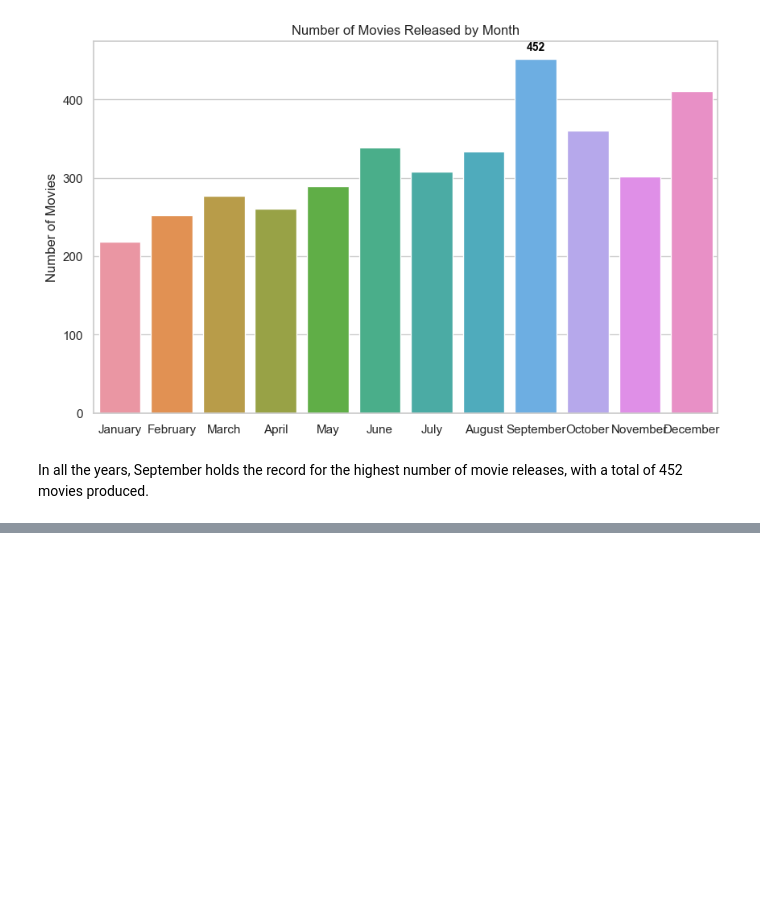
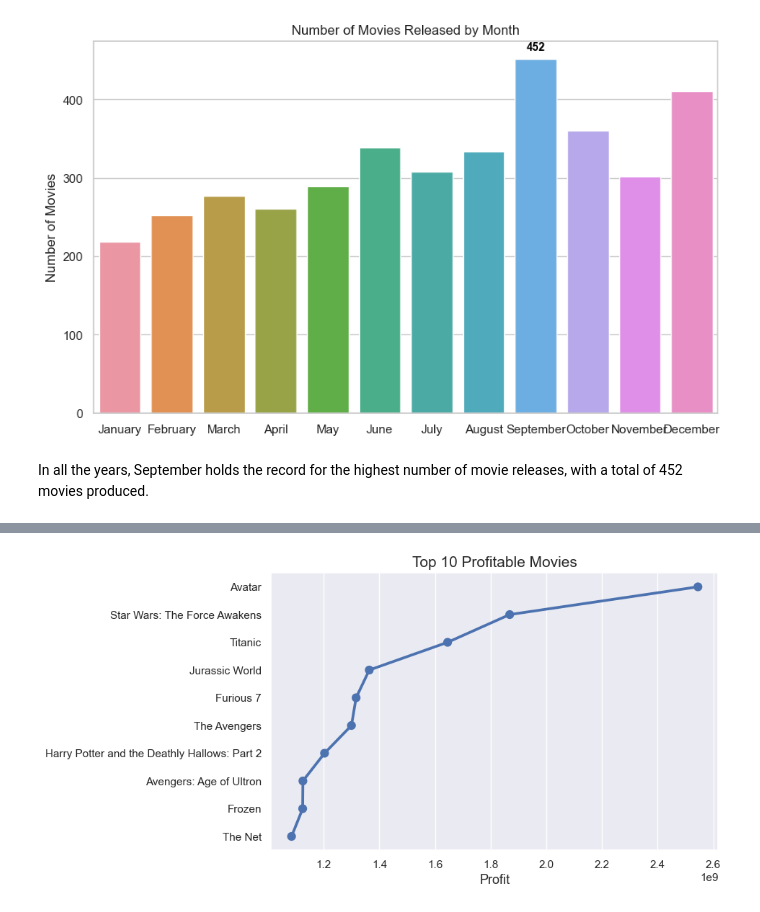
Before and after one commit to AndriaEzetendu/Movie-Industry-Data, a Jupyter notebook: Movie Correlation Project.ipynb, the cells around one changed output, grey strips where cells are left out. Saved outputs shown, nothing was run; the diff lists cells and outputs as text; code cells hidden in the pictures; blank space fills up the shorter version.

```diff
--- a/Movie Correlation Project.ipynb
+++ b/Movie Correlation Project.ipynb
@@ -523,0 +526,4 @@ In all the years, September holds the record for the highest number of movie rel
+# %%
+# Adding a new column named profit
+data2['profit']= data2['revenue'] - data2['budget']
+data2.head(1)
@@ -523,0 +533,18 @@ In all the years, September holds the record for the highest number of movie rel
+# %%
+# Select the top 10 most profitable movies by sorting the 'profit' column in descending order
+top_10_profit = data2[['title', 'profit']].sort_values('profit', ascending=False).head(10)
+
+# Extract the titles and profits of the top 10 most profitable movies
+x = top_10_profit['title'].tolist()
+y = top_10_profit['profit'].tolist()
+
+# Create a point plot for the top 10 most profitable movies
+sns.set(rc={'figure.figsize': (8, 5)})
+ax = sns.pointplot(x=y, y=x)
+
+# Set the plot title and labels
+ax.set_title("Top 10 Profitable Movies", fontsize=15)
+ax.set_xlabel("Profit", fontsize=13)
+plt.show()
+# %% [output]
+[figure, added]
```
Also changed, not shown: parts of 11 cells of this notebook, 1 other file.
